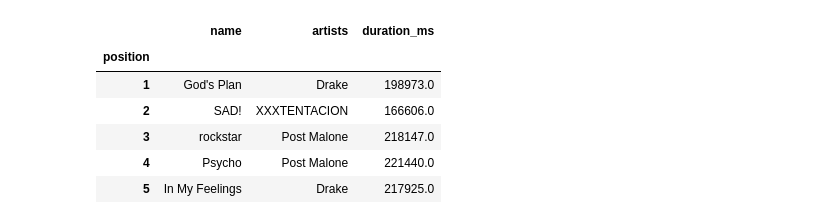
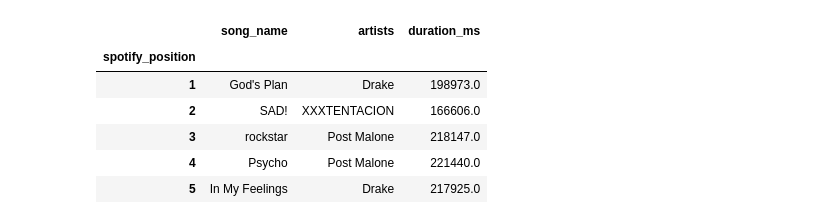
Before and after one commit to brendan2131/ETL-Project, a Jupyter notebook: ETL Project.ipynb, the cells around one changed output. Cells and saved outputs as stored; diff of their text form; code cells hidden in the pictures.

```diff
--- a/ETL Project.ipynb
+++ b/ETL Project.ipynb
@@ -27,12 +27,13 @@ billboard_df.head()
 # %%
 spotify_df = spotify_df[["name", "artists", "duration_ms"]]
 spotify_df['name'] = spotify_df['name'].str.split('(', 1).str[0].str.strip()
 spotify_df["position"] = (spotify_df.index + 1)
-spotify_df.set_index("position", inplace=True)
+spotify_df = spotify_df.rename(columns={"position":"spotify_position", "name":"song_name"})
+spotify_df.set_index("spotify_position", inplace=True)
 spotify_df.head()
 # %% [output]
-|  | name | artists | duration_ms |
-| position |  |  |  |
+|  | song_name | artists | duration_ms |
+| spotify_position |  |  |  |
 | 1 | God's Plan | Drake | 198973.0 |
 | 2 | SAD! | XXXTENTACION | 166606.0 |
 | 3 | rockstar | Post Malone | 218147.0 |
```
Also changed, not shown: parts of 6 cells of this notebook.
